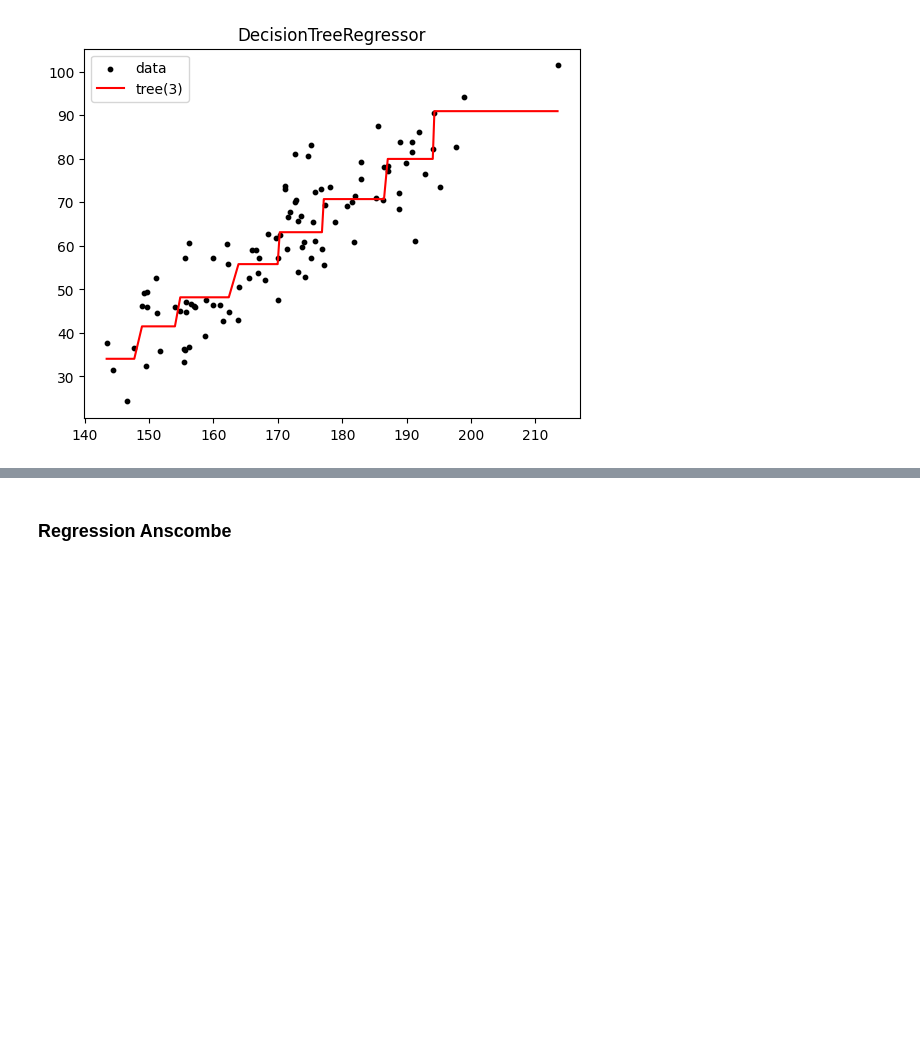
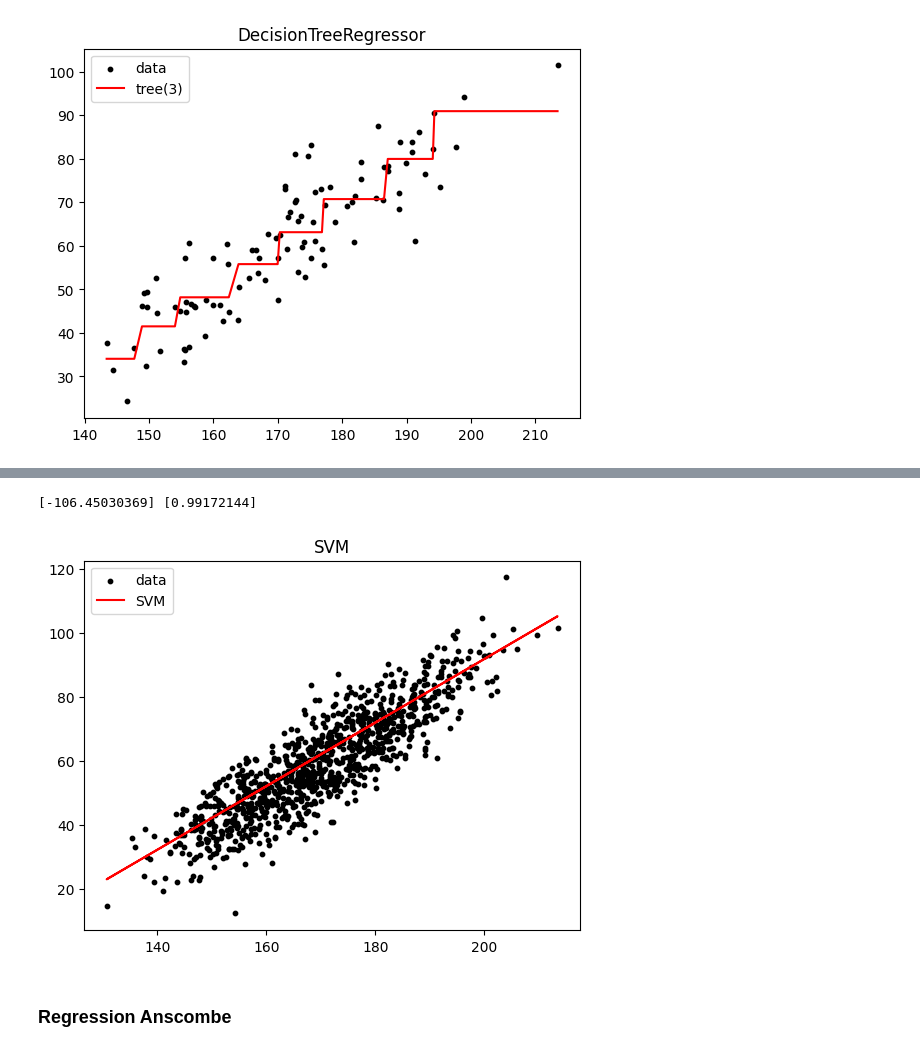
Before and after one commit to Biber76/MachineLearning, a Jupyter notebook: Regression.ipynb, the cells around one changed output, grey strips where cells are left out. Saved outputs shown, nothing was run; the diff lists cells and outputs as text; code cells hidden in the pictures; blank space fills up the shorter version.

```diff
--- a/Regression.ipynb
+++ b/Regression.ipynb
@@ -260,3 +260,8 @@ plt.title('DecisionTreeRegressor')
 plt.show()
 # %% [output]
 [figure]
+# %%
+from sklearn.svm import LinearSVR
+reg_svm = LinearSVR(random_state=42, epsilon=0, max_iter=100000, C=50)
+reg_svm.fit(df[['height']], df['weight'])
+df['weight_hat_svm'] = reg_svm.predict(df[['height']])
@@ -263,3 +278,15 @@ plt.show()
+# %%
+print(reg_svm.intercept_, reg_svm.coef_)
+# %% [output]
+[-106.45030369] [0.99172144]
+# %%
+plt.scatter(df['height'], df['weight'], label='data', color='black', s=10)
+plt.plot(df['height'], df['weight_hat_svm'], label='SVM', color='red')
+plt.legend()
+plt.title('SVM')
+plt.show()
+# %% [output]
+[figure, added]
 # %% [markdown]
 ### Regression Anscombe
 # %%
```
Also changed, not shown: parts of 1 cell of this notebook.
